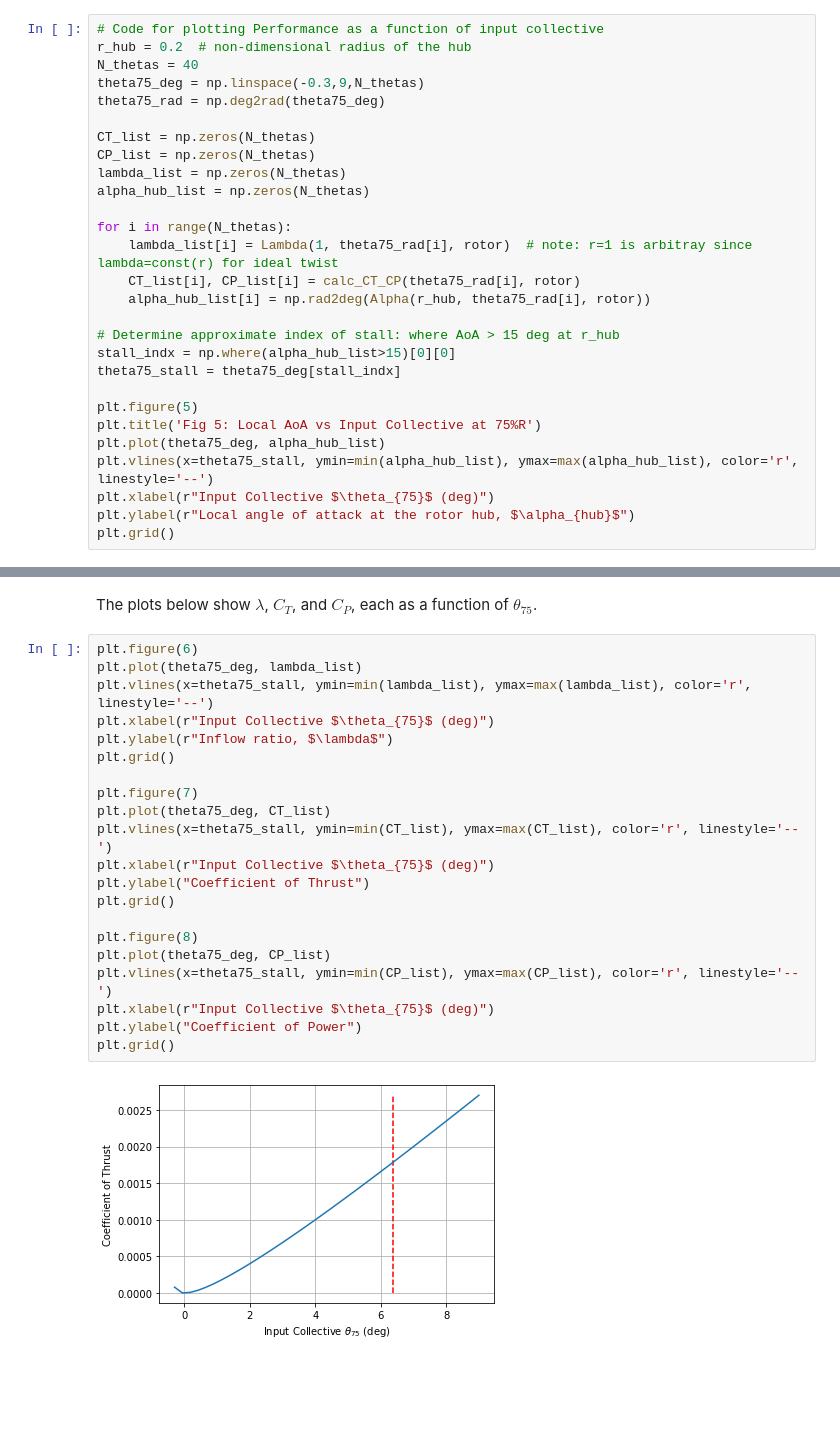
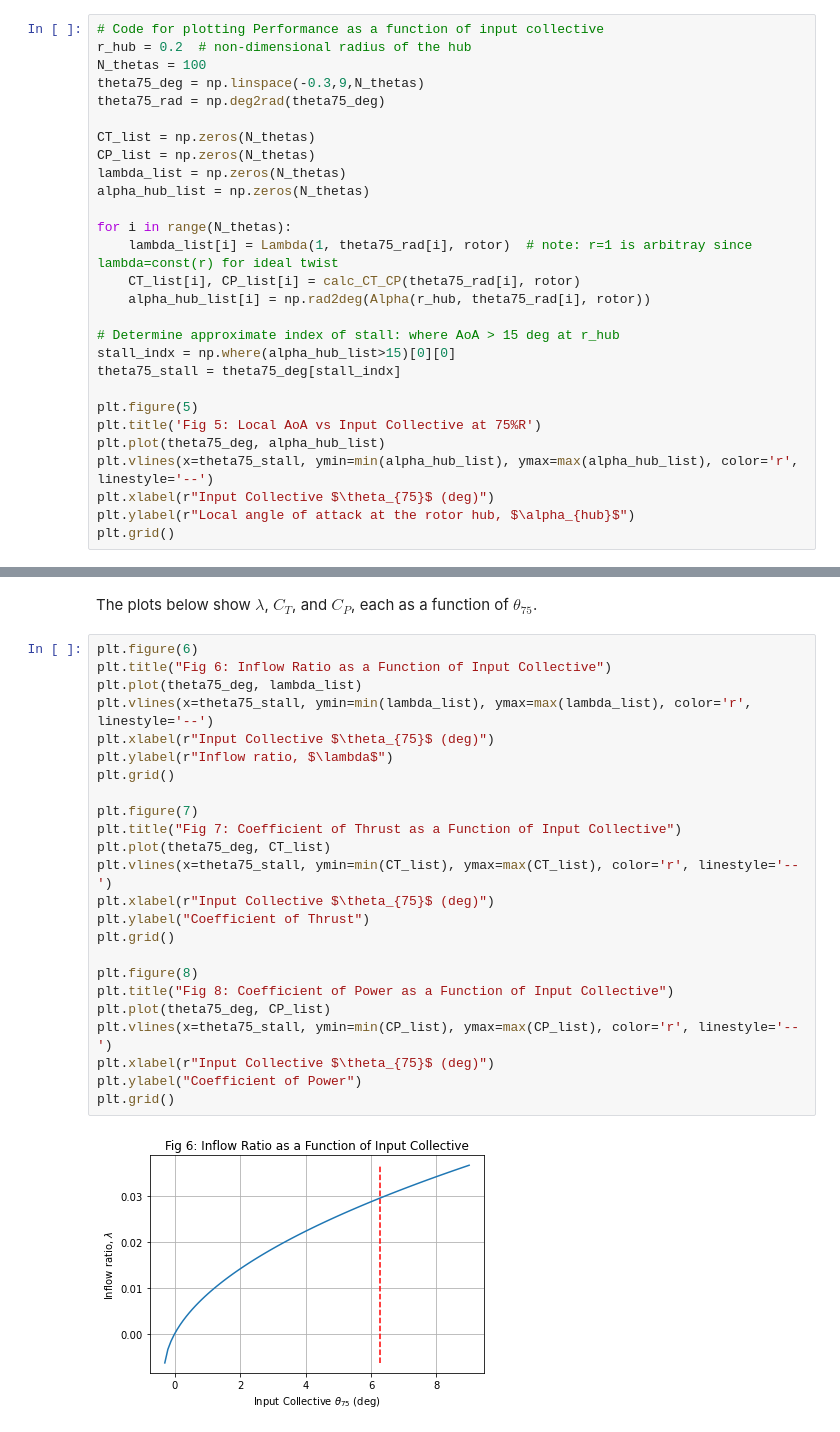
Before and after one commit to nruhl25/HoveringVehicleDesign, a Jupyter notebook: hw3/hw3_report.ipynb, the cells around one changed output, grey strips where cells are left out. Cells and saved outputs as stored; diff of their text form; blank space fills up the shorter version.

Commit message:
update to hw3 report plot labels

```diff
--- a/hw3/hw3_report.ipynb
+++ b/hw3/hw3_report.ipynb
@@ -138,7 +138,7 @@ The next step of the analysis is to calculate the total performance coefficients
 # %%
 # Code for plotting Performance as a function of input collective
 r_hub = 0.2  # non-dimensional radius of the hub
-N_thetas = 40
+N_thetas = 100
 theta75_deg = np.linspace(-0.3,9,N_thetas)
 theta75_rad = np.deg2rad(theta75_deg)
 
@@ -169,24 +169,27 @@ plt.grid()
 The plots below show $\lambda$, $C_T$, and $C_P$, each as a function of $\theta_{75}$.
 # %%
 plt.figure(6)
+plt.title("Fig 6: Inflow Ratio as a Function of Input Collective")
 plt.plot(theta75_deg, lambda_list)
 plt.vlines(x=theta75_stall, ymin=min(lambda_list), ymax=max(lambda_list), color='r', linestyle='--')
 plt.xlabel(r"Input Collective $\theta_{75}$ (deg)")
 plt.ylabel(r"Inflow ratio, $\lambda$")
 plt.grid()
 
 plt.figure(7)
+plt.title("Fig 7: Coefficient of Thrust as a Function of Input Collective")
 plt.plot(theta75_deg, CT_list)
 plt.vlines(x=theta75_stall, ymin=min(CT_list), ymax=max(CT_list), color='r', linestyle='--')
 plt.xlabel(r"Input Collective $\theta_{75}$ (deg)")
 plt.ylabel("Coefficient of Thrust")
 plt.grid()
 
 plt.figure(8)
+plt.title("Fig 8: Coefficient of Power as a Function of Input Collective")
 plt.plot(theta75_deg, CP_list)
 plt.vlines(x=theta75_stall, ymin=min(CP_list), ymax=max(CP_list), color='r', linestyle='--')
 plt.xlabel(r"Input Collective $\theta_{75}$ (deg)")
 plt.ylabel("Coefficient of Power")
 plt.grid()
 # %% [output]
-[figure, old version]
+[figure, new version]
```
Also changed, not shown: parts of 2 cells of this notebook.
